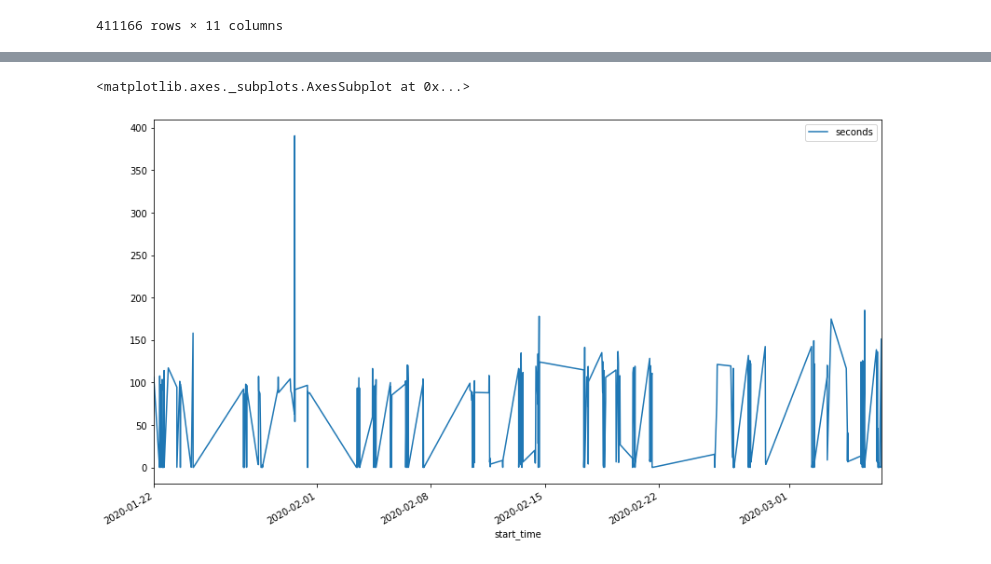
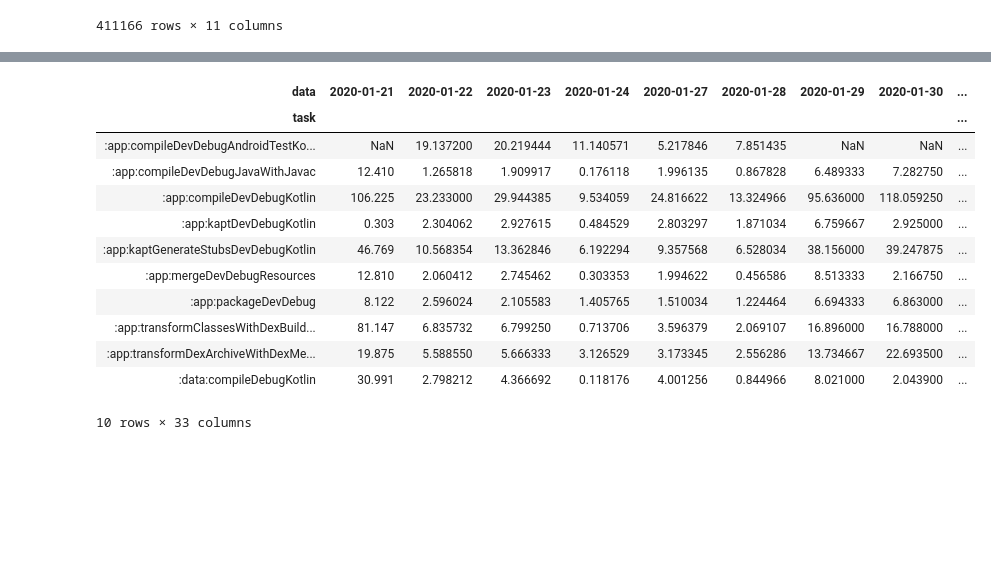
Before and after one commit to ViacheslavPogorelyy/projects_for_autoru, a Jupyter notebook: times.ipynb, the cells around one changed output, grey strips where cells are left out. Drawn from its saved outputs; the diff is of its cells as text; code cells hidden in the pictures; blank space fills up the shorter version.

```diff
--- a/times.ipynb
+++ b/times.ipynb
@@ -209,5 +175,16 @@ onlytop10.plot(kind = 'line', x = 'seconds', y = 'start_time', figsize = (12, 8)
-# %%
-onlytop10.query('task == ":app:compileDevDebugKotlin"').plot(kind = 'line', y = 'seconds', x = 'start_time', figsize = (14, 8))
-# %% [output]
-<matplotlib.axes._subplots.AxesSubplot at 0x...>
-[figure, removed]
+# %%
+data
+# %% [output]
+| data | 2020-01-21 | 2020-01-22 | 2020-01-23 | 2020-01-24 | 2020-01-27 | 2020-01-28 | 2020-01-29 | 2020-01-30 | ... |
+| task |  |  |  |  |  |  |  |  | ... |
+| :app:compileDevDebugAndroidTestKo... | NaN | 19.137200 | 20.219444 | 11.140571 | 5.217846 | 7.851435 | NaN | NaN | ... |
+| :app:compileDevDebugJavaWithJavac | 12.410 | 1.265818 | 1.909917 | 0.176118 | 1.996135 | 0.867828 | 6.489333 | 7.282750 | ... |
+| :app:compileDevDebugKotlin | 106.225 | 23.233000 | 29.944385 | 9.534059 | 24.816622 | 13.324966 | 95.636000 | 118.059250 | ... |
+| :app:kaptDevDebugKotlin | 0.303 | 2.304062 | 2.927615 | 0.484529 | 2.803297 | 1.871034 | 6.759667 | 2.925000 | ... |
+| :app:kaptGenerateStubsDevDebugKotlin | 46.769 | 10.568354 | 13.362846 | 6.192294 | 9.357568 | 6.528034 | 38.156000 | 39.247875 | ... |
+| :app:mergeDevDebugResources | 12.810 | 2.060412 | 2.745462 | 0.303353 | 1.994622 | 0.456586 | 8.513333 | 2.166750 | ... |
+| :app:packageDevDebug | 8.122 | 2.596024 | 2.105583 | 1.405765 | 1.510034 | 1.224464 | 6.694333 | 6.863000 | ... |
+| :app:transformClassesWithDexBuild... | 81.147 | 6.835732 | 6.799250 | 0.713706 | 3.596379 | 2.069107 | 16.896000 | 16.788000 | ... |
+| :app:transformDexArchiveWithDexMe... | 19.875 | 5.588550 | 5.666333 | 3.126529 | 3.173345 | 2.556286 | 13.734667 | 22.693500 | ... |
+| :data:compileDebugKotlin | 30.991 | 2.798212 | 4.366692 | 0.118176 | 4.001256 | 0.844966 | 8.021000 | 2.043900 | ... |
+10 rows × 33 columns
```
Also changed, not shown: parts of 8 cells of this notebook.
